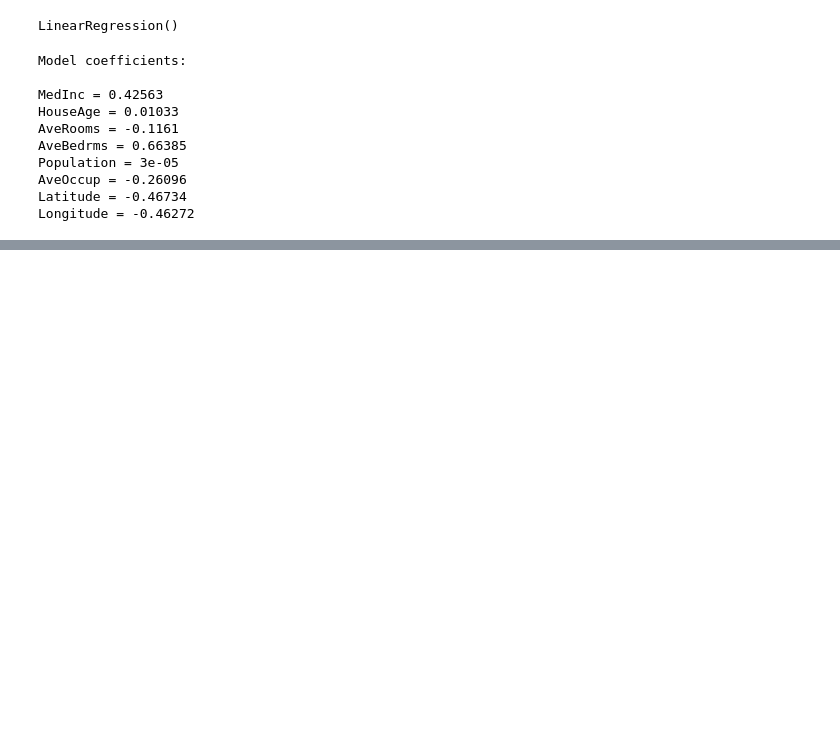
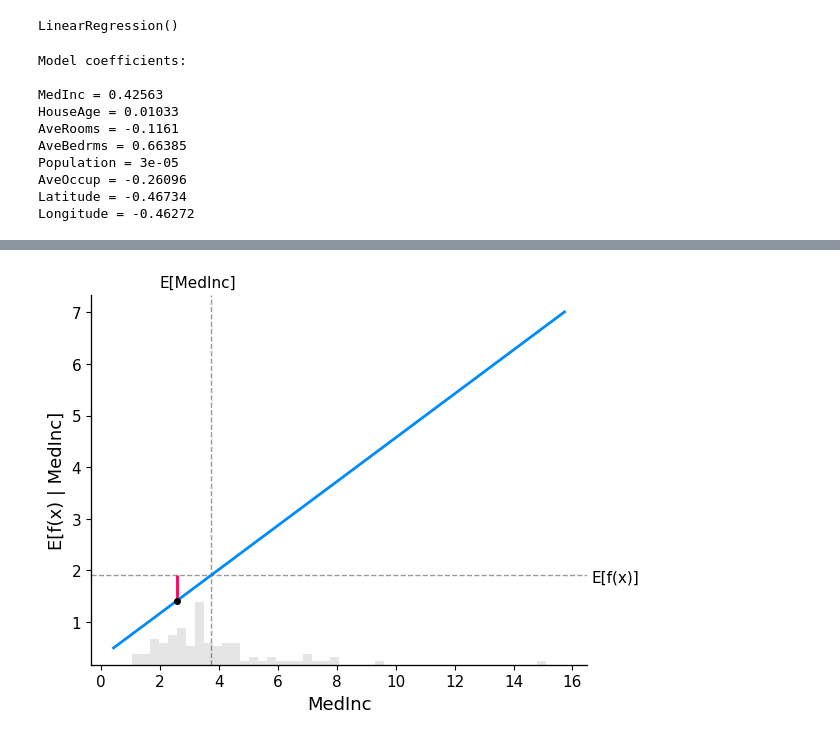
Before and after one commit to zachfox/xai-causal-tutorial, a Jupyter notebook: notebooks/SHAP-demo.ipynb, the cells around one changed output, grey strips where cells are left out. Drawn from its saved outputs; the diff is of its cells as text; code cells hidden in the pictures; blank space fills up the shorter version.

```diff
--- a/notebooks/SHAP-demo.ipynb
+++ b/notebooks/SHAP-demo.ipynb
@@ -29,0 +44,18 @@ Longitude = -0.46272
+# %%
+# compute the SHAP values for the linear model
+explainer = shap.Explainer(model.predict, X100)
+shap_values = explainer(X)
+
+# make a standard partial dependence plot
+sample_ind = 20
+shap.partial_dependence_plot(
+    "MedInc",
+    model.predict,
+    X100,
+    model_expected_value=True,
+    feature_expected_value=True,
+    ice=False,
+    shap_values=shap_values[sample_ind : sample_ind + 1, :],
+)
+# %% [output]
+[figure, added]
```
Also changed, not shown: parts of 6 cells of this notebook, 1 other file.
